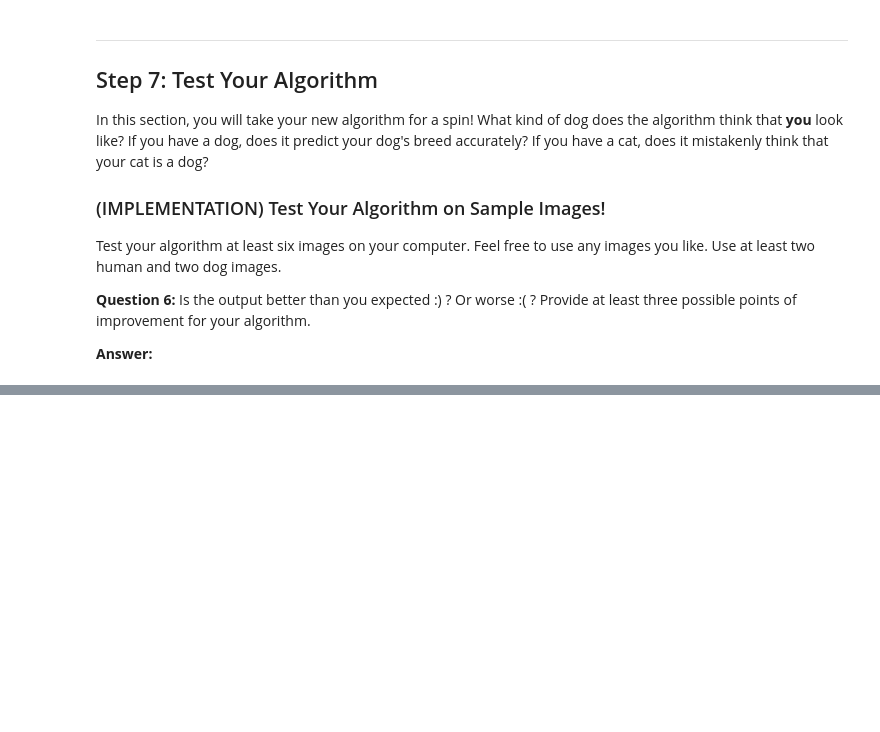
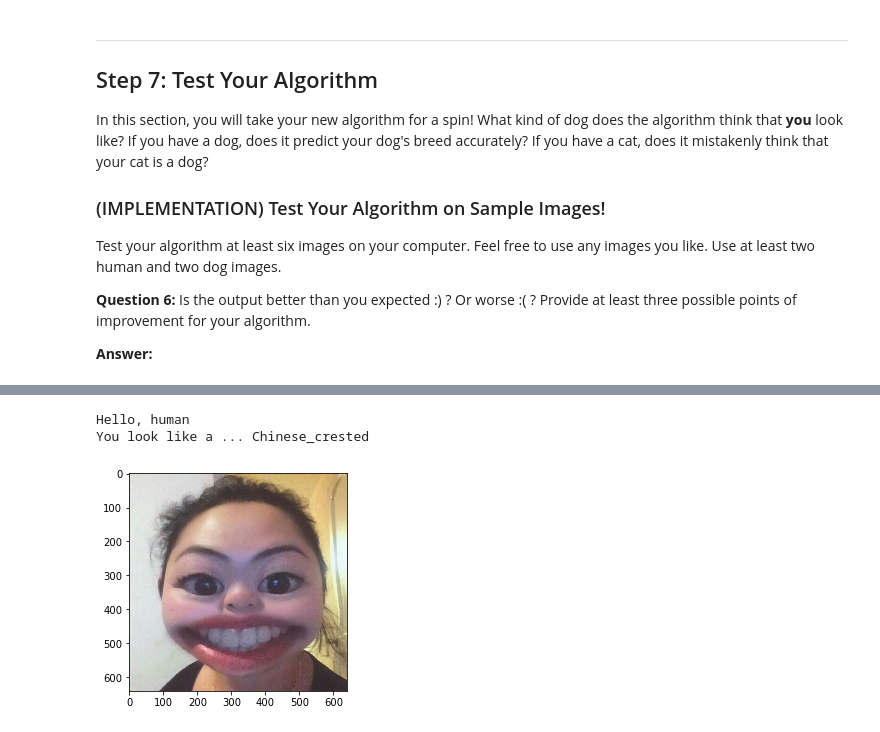
Before and after one commit to alexandergorskih/dog-project, a Jupyter notebook: dog_app.ipynb, the cells around one changed output, grey strips where cells are left out. Cells and saved outputs as stored; diff of their text form; code cells hidden in the pictures; blank space fills up the shorter version.

```diff
--- a/dog_app.ipynb
+++ b/dog_app.ipynb
@@ -578,0 +779,6 @@ __Answer:__
+# %%
+analyze('my_images/4.jpg')
+# %% [output]
+Hello, human
+You look like a ... Chinese_crested
+[figure, added]
```
Also changed, not shown: parts of 29 cells of this notebook.
